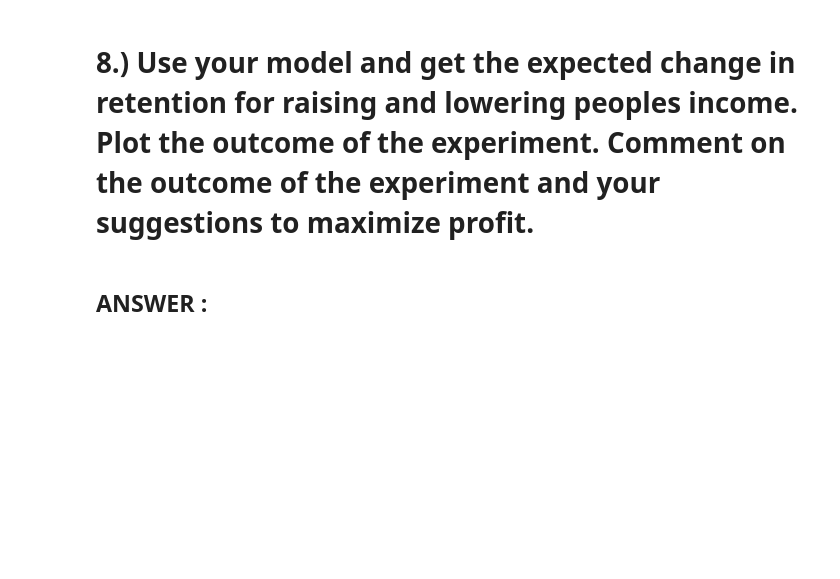
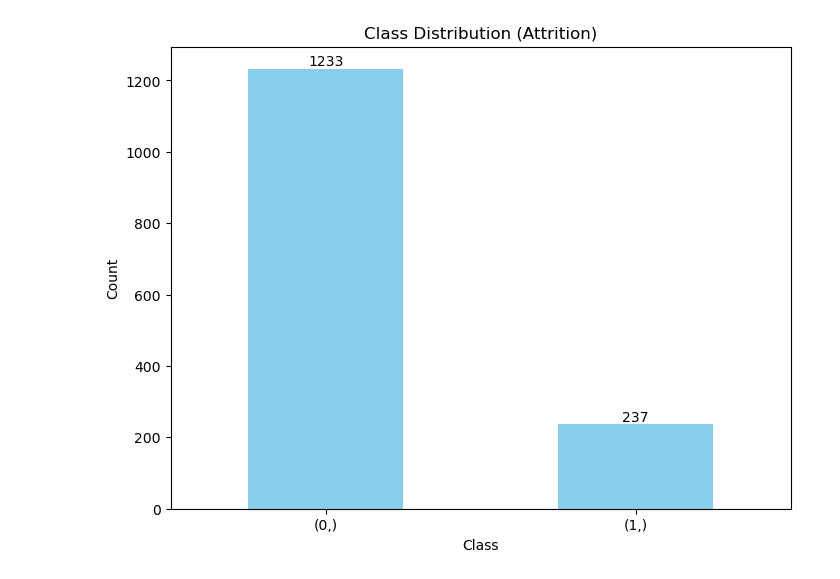
Before and after one commit to m4wnn/ECON441BHW4, a Jupyter notebook: (SEC1) 4 - Classwork.ipynb, the cells around one changed output. Cells and saved outputs as stored; diff of their text form; code cells hidden in the pictures; blank space fills up the shorter version.

```diff
--- a/(SEC1) 4 - Classwork.ipynb
+++ b/(SEC1) 4 - Classwork.ipynb
@@ -175,4 +36,0 @@ plt.show()
-# %% [markdown]
-# 8.) Use your model and get the expected change in retention for raising and lowering peoples income. Plot the outcome of the experiment. Comment on the outcome of the experiment and your suggestions to maximize profit.
-# %% [markdown]
-## ANSWER :
@@ -178,0 +47,14 @@ plt.show()
+# %%
+plt.figure(figsize=(8, 6))
+class_counts.plot(kind='bar', color='skyblue')
+plt.xlabel('Class')
+plt.ylabel('Count')
+plt.title('Class Distribution (Attrition)')
+# Remove rotation of x-axis labels
+plt.xticks(rotation=0)
+# Add labels to the bars
+for i, count in enumerate(class_counts):
+    plt.text(i, count, str(count), ha='center', va='bottom')
+plt.show()
+# %% [output]
+[figure, added]
```
Also changed, not shown: parts of 79 cells of this notebook, 4 other files.
